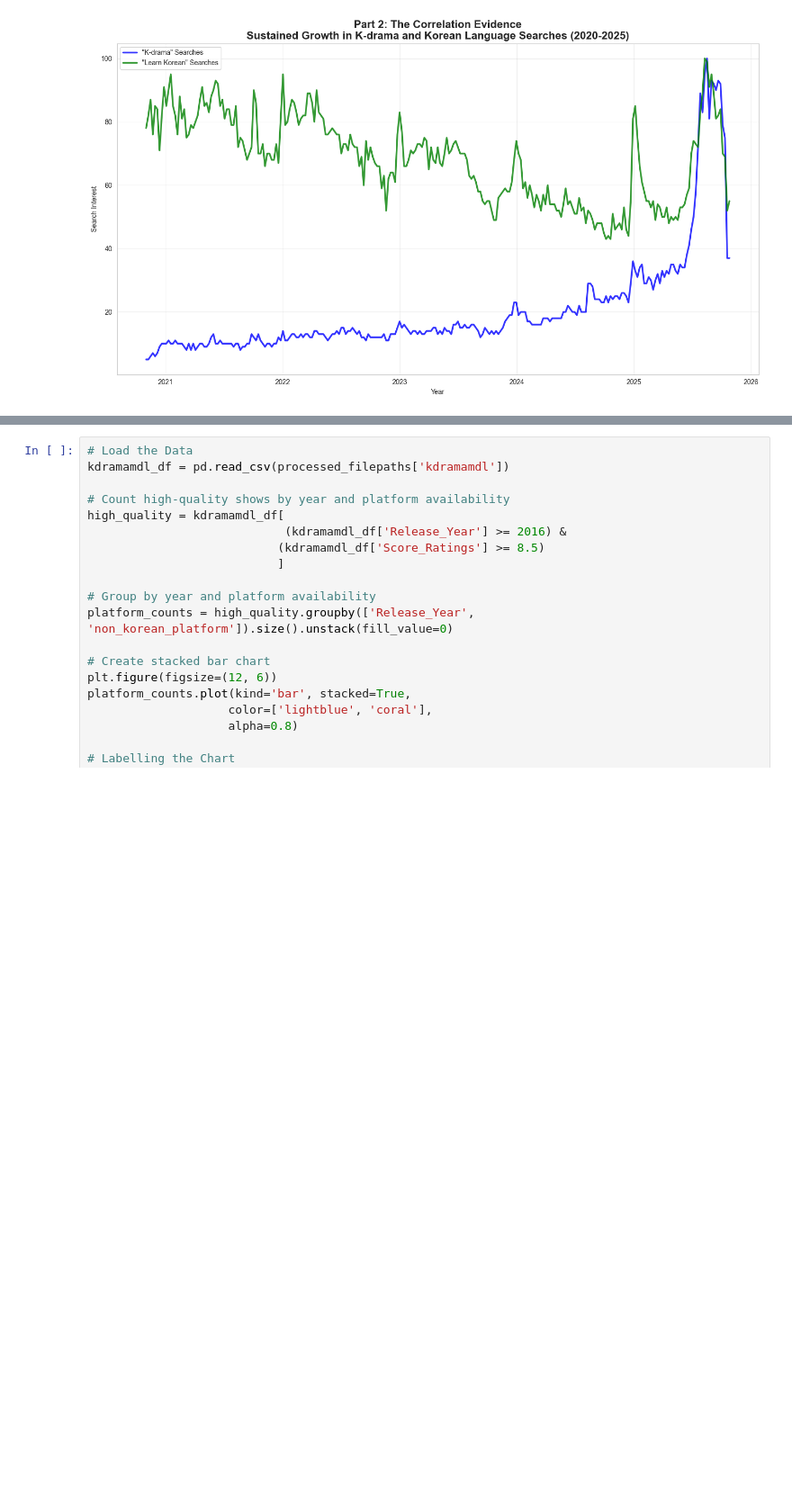
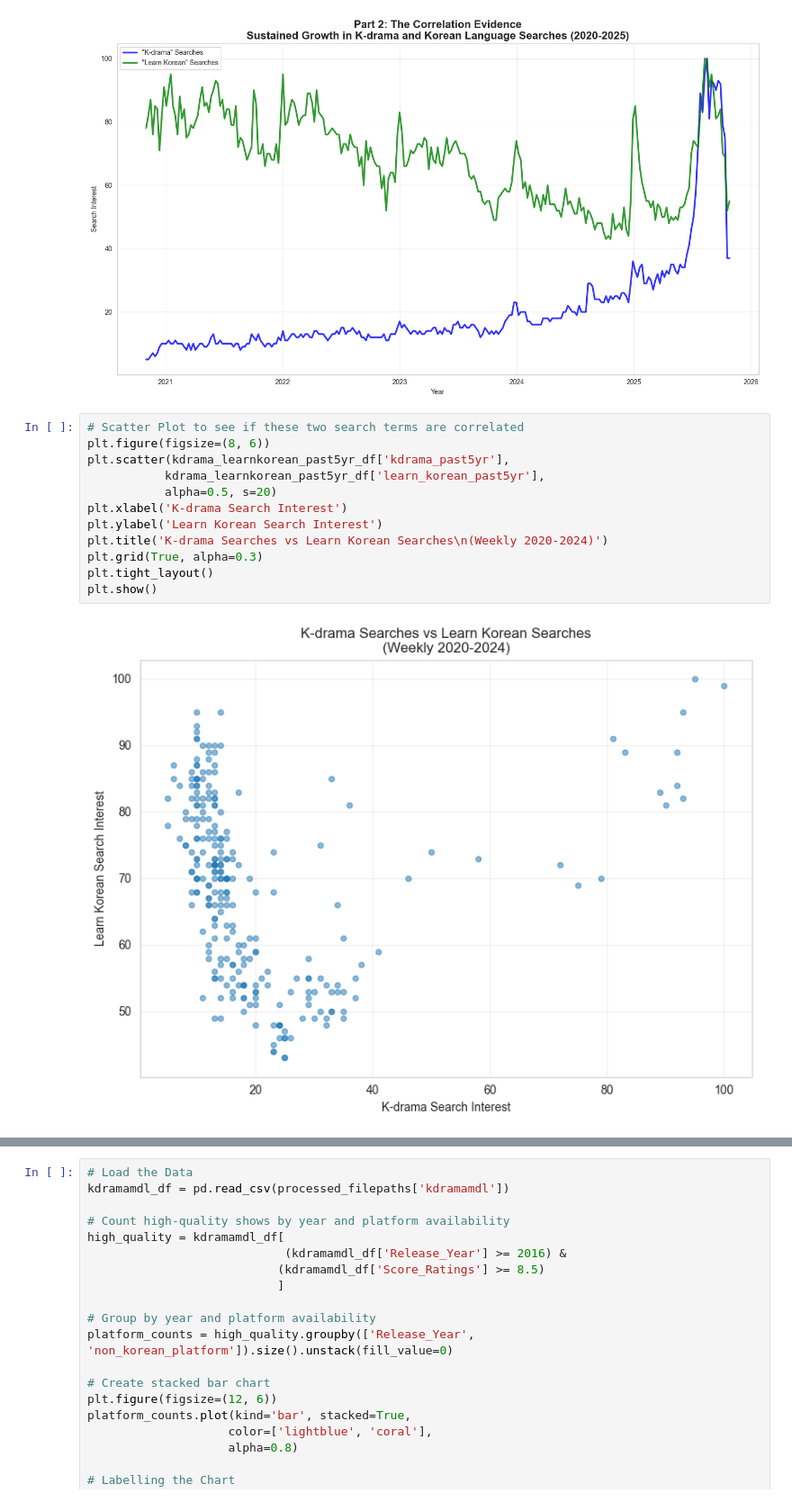
Before and after one commit to HaveTimeDrinkTea/squidgameeffect, a Jupyter notebook: notebooks/squidgameeffect_analysis.ipynb, the cells around one changed output, grey strips where cells are left out. Shown at 90% size. Saved outputs shown, nothing was run; the diff lists cells and outputs as text; blank space fills up the shorter version.

Commit message:
Added scatter plot for section 2 and updated readme.md

```diff
--- a/notebooks/squidgameeffect_analysis.ipynb
+++ b/notebooks/squidgameeffect_analysis.ipynb
@@ -227,4 +224,18 @@ plt.tight_layout()
 plt.show()
 # %% [output]
 [figure]
+# %%
+# Scatter Plot to see if these two search terms are correlated
+plt.figure(figsize=(8, 6))
+plt.scatter(kdrama_learnkorean_past5yr_df['kdrama_past5yr'],
+           kdrama_learnkorean_past5yr_df['learn_korean_past5yr'],
+           alpha=0.5, s=20)
+plt.xlabel('K-drama Search Interest')
+plt.ylabel('Learn Korean Search Interest')
+plt.title('K-drama Searches vs Learn Korean Searches\n(Weekly 2020-2024)')
+plt.grid(True, alpha=0.3)
+plt.tight_layout()
+plt.show()
+# %% [output]
+[figure, added]
 # %% [markdown]
```
Also changed, not shown: parts of 4 cells of this notebook, 2 other files.
